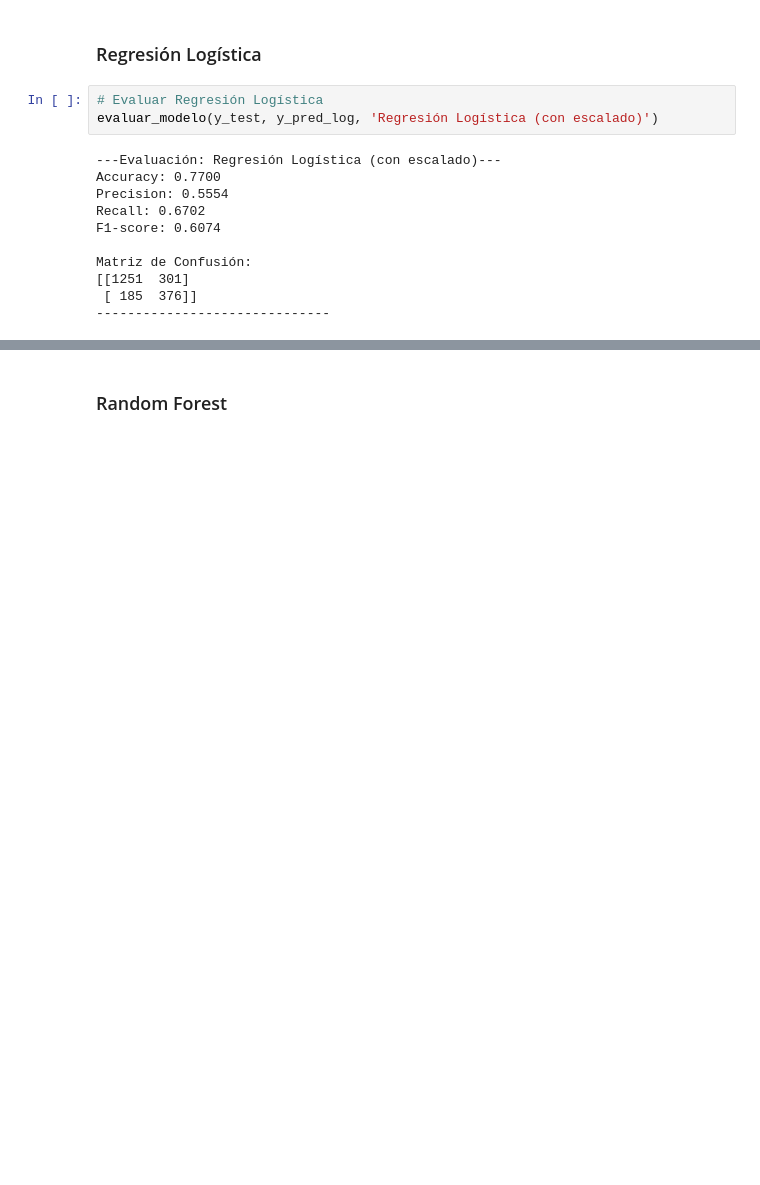
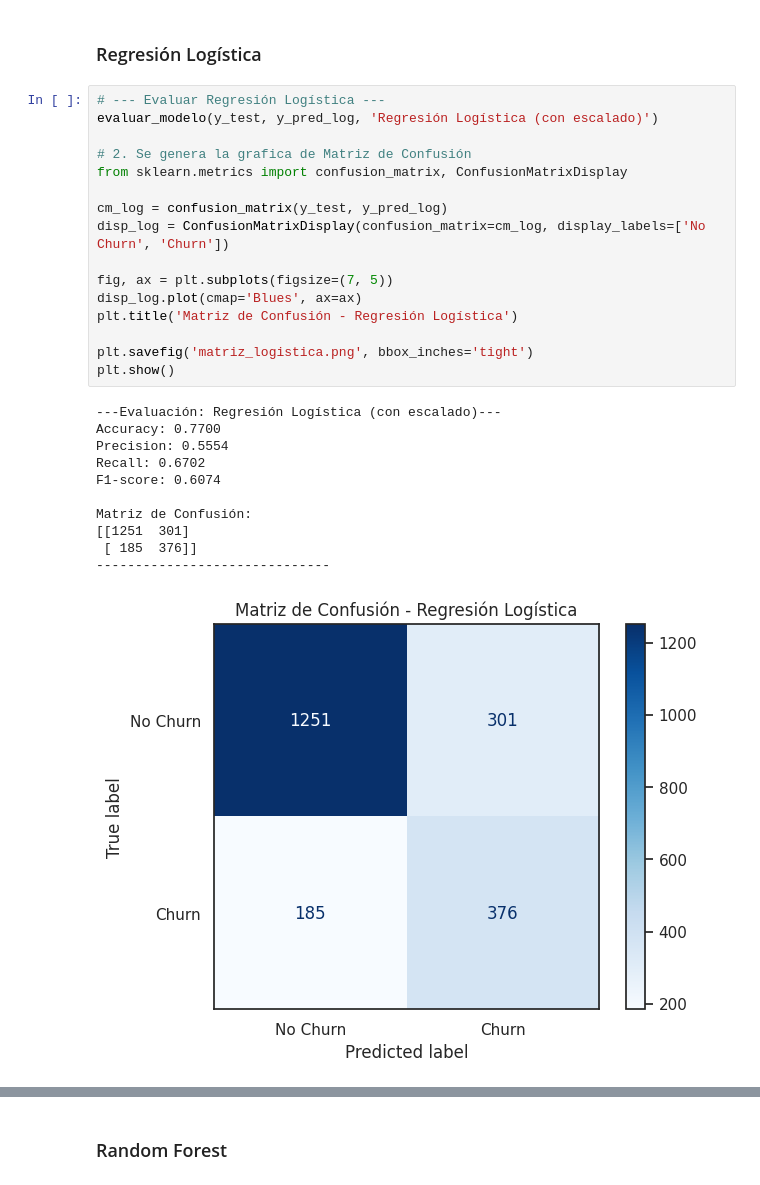
Before and after one commit to yaramirezte/TelecomX_LATAM-Parte-2, a Jupyter notebook: TelecomX_LATAM_parte_2.ipynb, the cells around one changed output, grey strips where cells are left out. Drawn from its saved outputs; the diff is of its cells as text; blank space fills up the shorter version.

Commit message:
Agregando graficas

```diff
--- a/TelecomX_LATAM_parte_2.ipynb
+++ b/TelecomX_LATAM_parte_2.ipynb
@@ -528,17 +565,31 @@ def evaluar_modelo(y_real, y_pred, nombre_modelo):
     print('-'*30)
 # %% [markdown]
 ### Regresión Logística
-# %%
-# Evaluar Regresión Logística
-evaluar_modelo(y_test, y_pred_log, 'Regresión Logística (con escalado)')
-# %% [output]
----Evaluación: Regresión Logística (con escalado)---
-Accuracy: 0.7700
-Precision: 0.5554
-Recall: 0.6702
-F1-score: 0.6074
-
-Matriz de Confusión:
-[[1251  301]
- [ 185  376]]
-------------------------------
+# %%
+# --- Evaluar Regresión Logística ---
+evaluar_modelo(y_test, y_pred_log, 'Regresión Logística (con escalado)')
+
+# 2. Se genera la grafica de Matriz de Confusión
+from sklearn.metrics import confusion_matrix, ConfusionMatrixDisplay
+
+cm_log = confusion_matrix(y_test, y_pred_log)
+disp_log = ConfusionMatrixDisplay(confusion_matrix=cm_log, display_labels=['No Churn', 'Churn'])
+
+fig, ax = plt.subplots(figsize=(7, 5))
+disp_log.plot(cmap='Blues', ax=ax)
+plt.title('Matriz de Confusión - Regresión Logística')
+
+plt.savefig('matriz_logistica.png', bbox_inches='tight')
+plt.show()
+# %% [output]
+---Evaluación: Regresión Logística (con escalado)---
+Accuracy: 0.7700
+Precision: 0.5554
+Recall: 0.6702
+F1-score: 0.6074
+
+Matriz de Confusión:
+[[1251  301]
+ [ 185  376]]
+------------------------------
+[figure, added]
```
Also changed, not shown: parts of 12 cells of this notebook.
